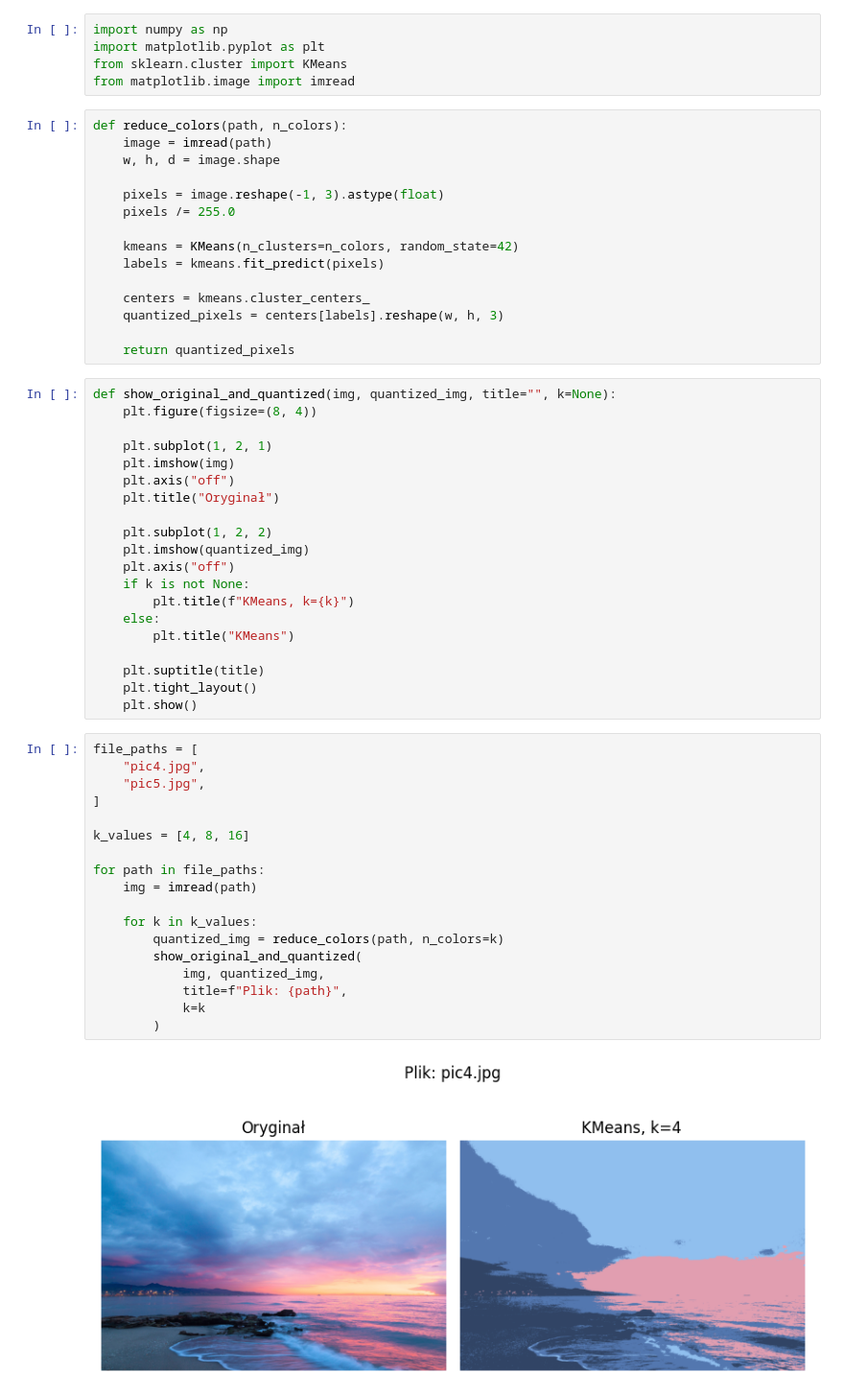
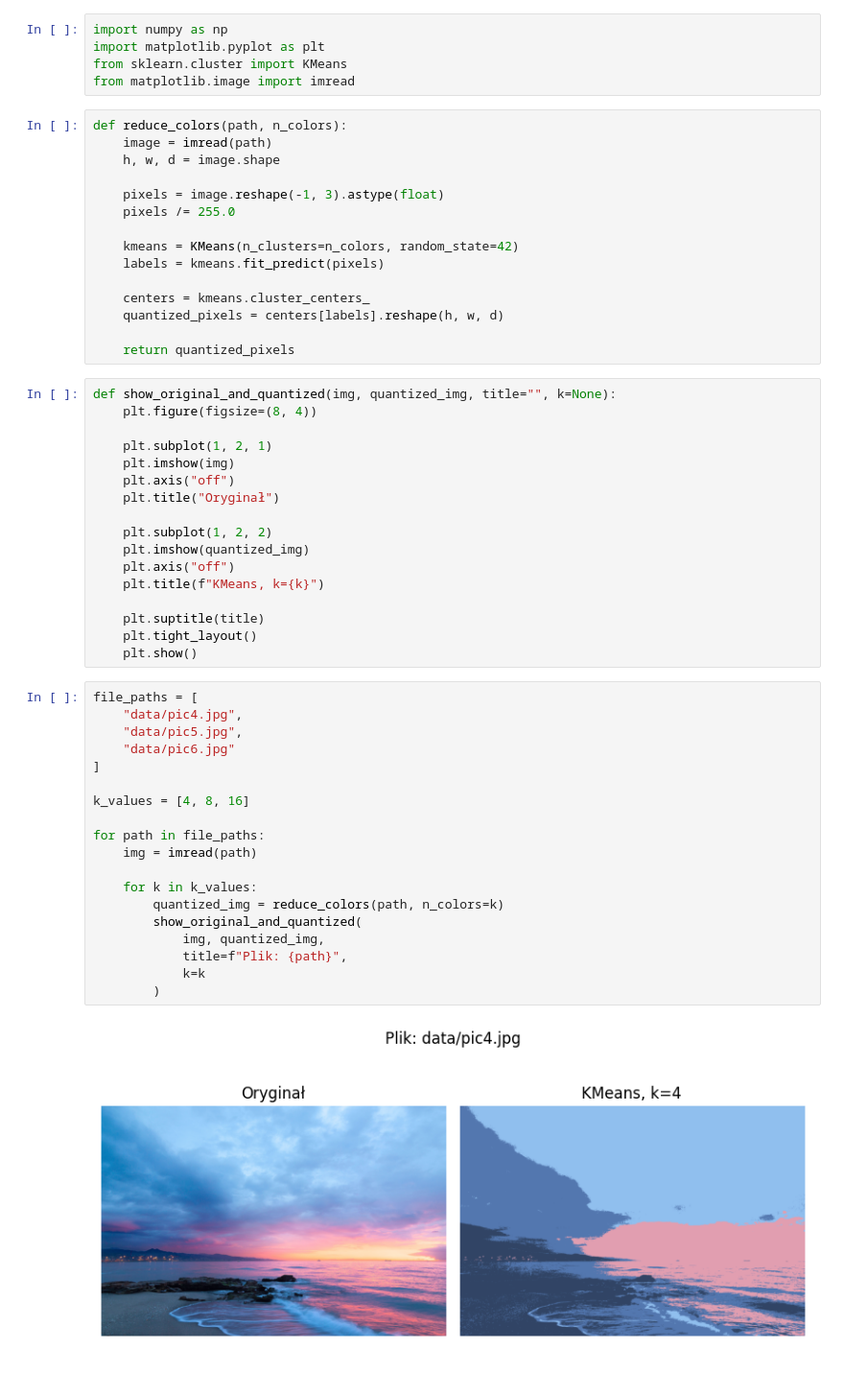
Before and after one commit to taifunn/University, a Jupyter notebook: 3rd/ml/list6/3.ipynb, the cells around one changed output. Shown at 96% size. Drawn from its saved outputs; the diff is of its cells as text.

```diff
--- a/3rd/ml/list6/3.ipynb
+++ b/3rd/ml/list6/3.ipynb
@@ -9,7 +9,7 @@ from matplotlib.image import imread
 # %%
 def reduce_colors(path, n_colors):
     image = imread(path)
-    w, h, d = image.shape
+    h, w, d = image.shape
 
     pixels = image.reshape(-1, 3).astype(float)
     pixels /= 255.0
@@ -18,7 +18,7 @@ def reduce_colors(path, n_colors):
     labels = kmeans.fit_predict(pixels)
 
     centers = kmeans.cluster_centers_
-    quantized_pixels = centers[labels].reshape(w, h, 3)
+    quantized_pixels = centers[labels].reshape(h, w, d)
 
     return quantized_pixels
 # %%
@@ -33,31 +33,29 @@ def show_original_and_quantized(img, quantized_img, title="", k=None):
     plt.subplot(1, 2, 2)
     plt.imshow(quantized_img)
     plt.axis("off")
-    if k is not None:
-        plt.title(f"KMeans, k={k}")
-    else:
-        plt.title("KMeans")
+    plt.title(f"KMeans, k={k}")
 
     plt.suptitle(title)
     plt.tight_layout()
     plt.show()
 # %%
 file_paths = [
-    "pic4.jpg",
-    "pic5.jpg",
+    "data/pic4.jpg",
+    "data/pic5.jpg",
+    "data/pic6.jpg"
 ]
 
 k_values = [4, 8, 16]
 
 for path in file_paths:
     img = imread(path)
 
     for k in k_values:
         quantized_img = reduce_colors(path, n_colors=k)
         show_original_and_quantized(
             img, quantized_img,
             title=f"Plik: {path}",
             k=k
         )
 # %% [output]
-[figure, old version]
+[figure, new version]
```
Also changed, not shown: parts of 1 cell of this notebook, 4 other files.
